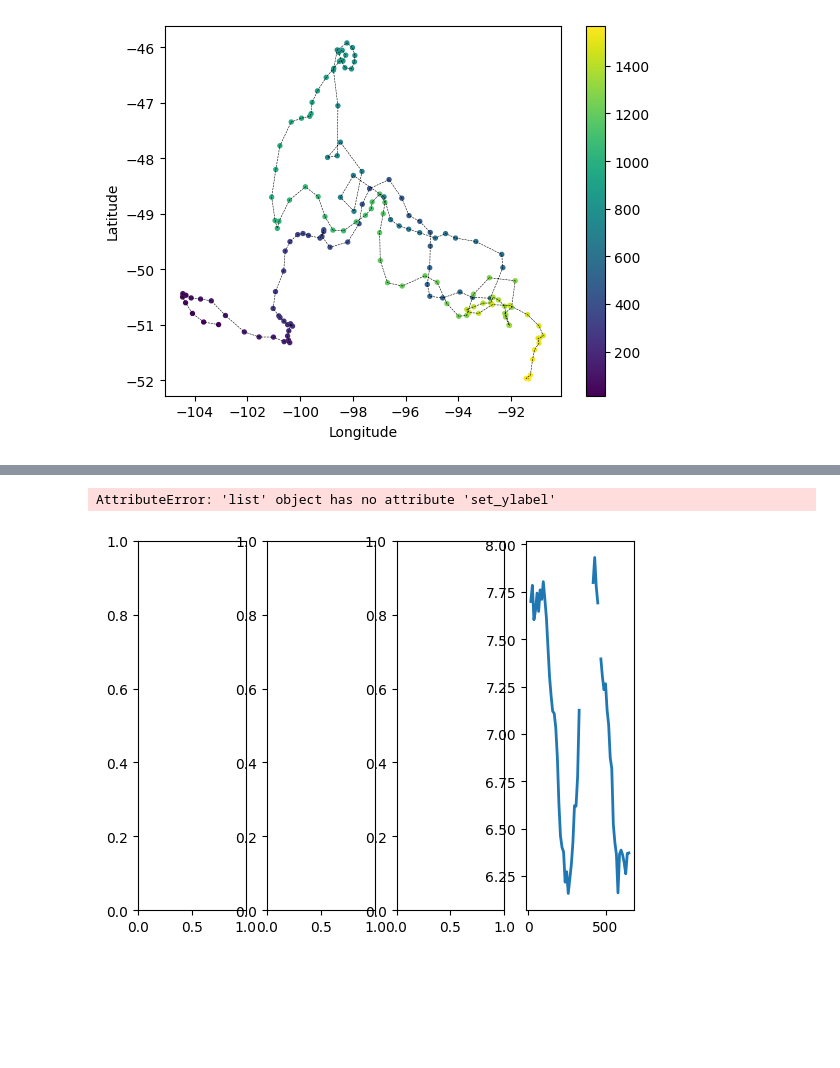
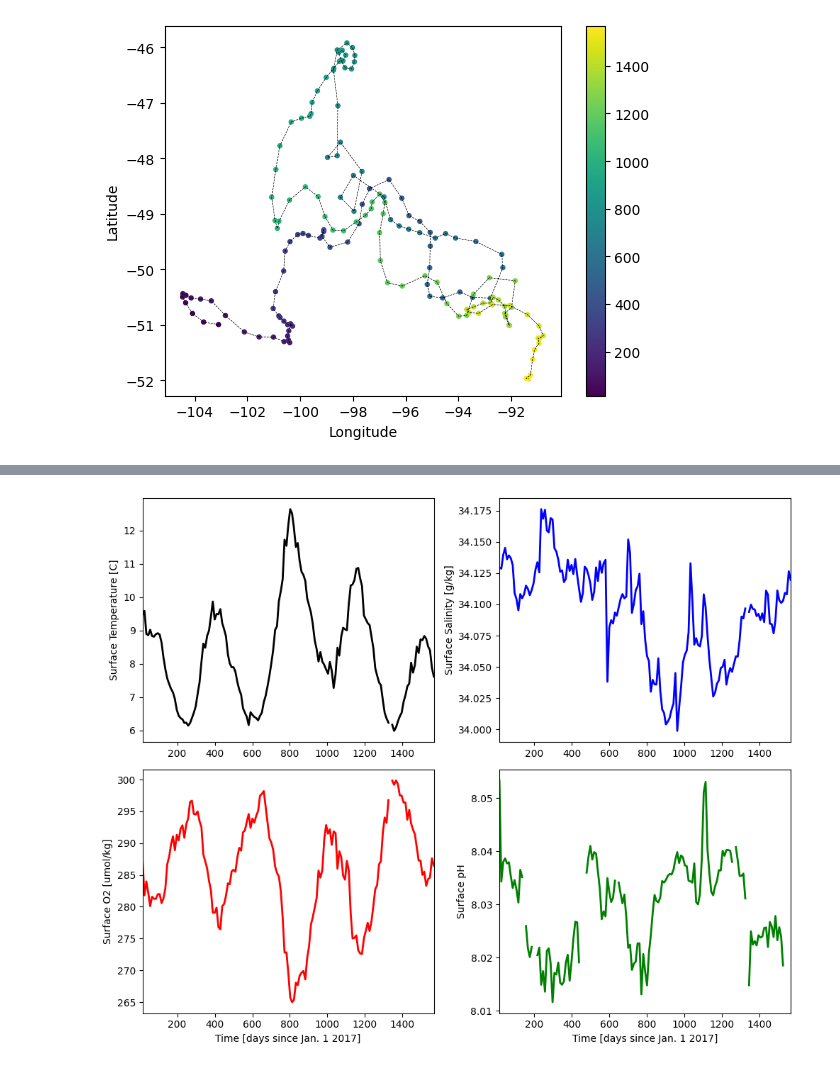
Before and after one commit to Caltech-OCTO/ESE102_PS2, a Jupyter notebook: Problem Set 2.ipynb, the cells around one changed output, grey strips where cells are left out. Cells and saved outputs as stored; diff of their text form; code cells hidden in the pictures; blank space fills up the shorter version.

```diff
--- a/Problem Set 2.ipynb
+++ b/Problem Set 2.ipynb
@@ -47,7 +46,7 @@ fig_1.show()
 # %%
 p_max = 2000
 
-fig_2, ax_2 = plt.subplots(2,2)
+fig_2, ax_2 = plt.subplots(2,2,figsize=(10, 8))
 
 X = np.tile(day_since,(np.size(press,1),1)).transpose()
 
@@ -78,6 +77,5 @@ for ax in ax_2.flatten():
 
 for ax in fig_2.get_axes():
     ax.label_outer()
-fig_2.tight_layout()
-fig_2.show()
+fig_2.tight_layout();
 # %% [output]
@@ -100,24 +98,25 @@ for i in range(len(day_since)):
     sigma0_sort = np.sort(sigma0[i,:])
     N2[i,:] = (g/rho0)*(sigma0_sort[2:-1]-sigma0_sort[0:-3])/(press[i,2:-1]-press[i,0:-3])
 
-fig_3, ax_3 = plt.subplots(1,2)
+fig_3, ax_3 = plt.subplots(1,2,figsize=(10, 4))
 #UNCOMMENT THIS TO PLOT MLD
 #ax_3[0].plot(X[:,1],MLD,linewidth=2,c='k')
 #ax_3[1].plot(X[:,1],MLD,linewidth=2,c='k')
 
-cl3a = ax_3[0].scatter(X,press,c=sigma0)
+cl3a = ax_3[0].scatter(X,press,c=sigma0,cmap=cmocean.cm.dense)
 fig_3.colorbar(cl3a,ax=ax_3[0])
 ax_3[0].set_ylabel("Pressure (db)")
 ax_3[0].set_xlabel("Time (days since Jan. 1 2017)")
+ax_3[0].set_title("Potential Density")
 
-cl3b = ax_3[1].scatter(X[:,1:-2],press[:,1:-2],c=N2)
+cl3b = ax_3[1].scatter(X[:,1:-2],press[:,1:-2],c=np.log10(N2),cmap=cmocean.cm.amp)
 fig_3.colorbar(cl3b,ax=ax_3[1])
 ax_3[1].set_xlabel("Time (days since Jan. 1 2017)")
+ax_3[1].set_title("Buoyancy Frequency")
 
 for ax in ax_3.flatten():
     ax.set_ylim(0,300)
     ax.set_xlim(np.min(day_since),np.max(day_since))
     ax.invert_yaxis()
-fig_3.tight_layout()
-fig_3.show()
+fig_3.tight_layout();
 # %% [output]
@@ -131,36 +130,33 @@ salt_mix = np.zeros(len(day_since))
 oxy_mix = np.zeros(len(day_since))
 pH_mix = np.zeros(len(day_since))
 for i in range(int(len(day_since))):
-    kk = np.where(press[:,i]<MLD[i])[0]
+    kk = np.where(press[i,:]<MLD[i])[0]
     temp_mix[i] = np.mean(temp[i,kk])### Complete this line
     salt_mix[i] = np.mean(salt[i,kk])### Complete this line
     oxy_mix[i]  = np.mean(oxy[i,kk])### Complete this line
     pH_mix[i]   = np.mean(pH[i,kk])### Complete this line
 # %%
-fig_4, ax_4 = plt.subplots(1,4)
-ax_4[0] = plt.plot(X[:,1],temp_mix,linewidth=2)
-ax_4[0].set_ylabel("Surface Temperature")
+fig_4, ax_4 = plt.subplots(2,2,figsize=(10, 8))
+ax_4[0,0].plot(X[:,1],temp_mix,linewidth=2,c='k')
+ax_4[0,0].set_ylabel("Surface Temperature [C]")
 
-ax_4[1] = plt.plot(X[:,1],salt_mix,linewidth=2)
-ax_4[1].set_ylabel("Surface Salinity")
+ax_4[0,1].plot(X[:,1],salt_mix,linewidth=2,c='b')
+ax_4[0,1].set_ylabel("Surface Salinity [g/kg]")
 
-ax_4[2] = plt.plot(X[:,1],oxy_mix,linewidth=2)
-ax_4[2].set_ylabel("Surface O2")
+ax_4[1,0].plot(X[:,1],oxy_mix,linewidth=2,c='r')
+ax_4[1,0].set_ylabel("Surface O2 [μmol/kg]")
+ax_4[1,0].set_xlabel("Time [days since Jan. 1 2017]")
 
-ax_4[3] = plt.plot(X[:,1],pH_mix,linewidth=2)
-ax_4[3].set_ylabel("Surface pH")
+ax_4[1,1].plot(X[:,1],pH_mix,linewidth=2,c='g')
+ax_4[1,1].set_ylabel("Surface pH")
+ax_4[1,1].set_xlabel("Time [days since Jan. 1 2017]")
 
 for ax in ax_4.flatten():
-    ax.set_ylim(0,300)
     ax.set_xlim(np.min(day_since),np.max(day_since))
-    ax.invert_yaxis()
 
-for ax in fig_4.get_axes():
-    ax.label_outer()
-fig_4.show()
+fig_4.tight_layout()
 # %% [output]
-AttributeError: 'list' object has no attribute 'set_ylabel'
-[figure, old version]
+[figure, new version]
 # %%
 pyco2_kws = dict()
 pyco2_kws["par1_type"] = 1; # The first parameter supplied is of type "1", which is "alkalinity"
```
Also changed, not shown: parts of 9 cells of this notebook, 1 other file.
